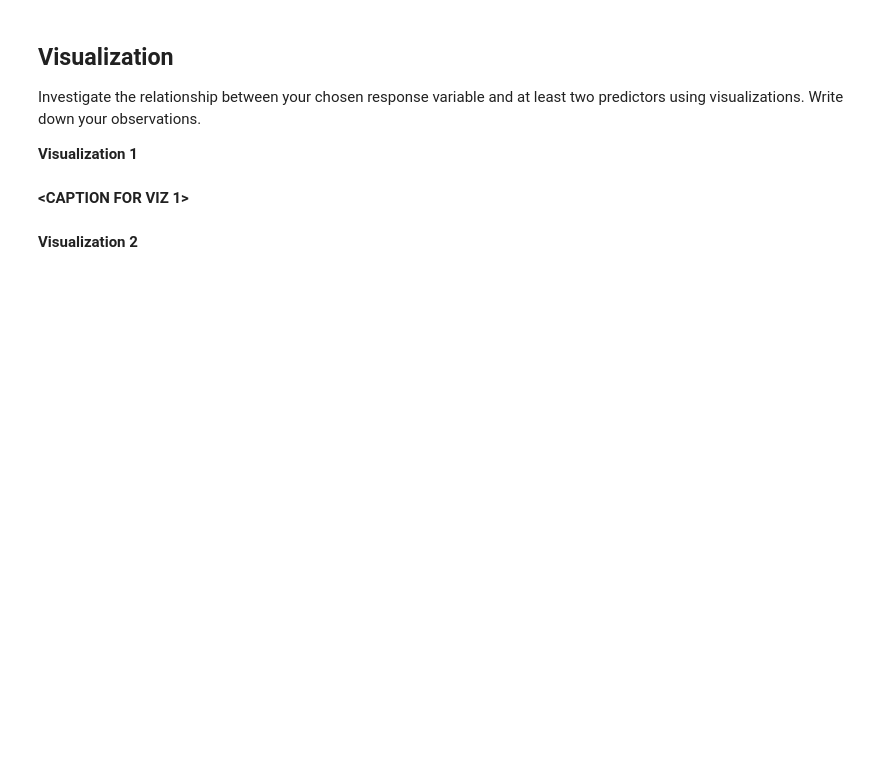
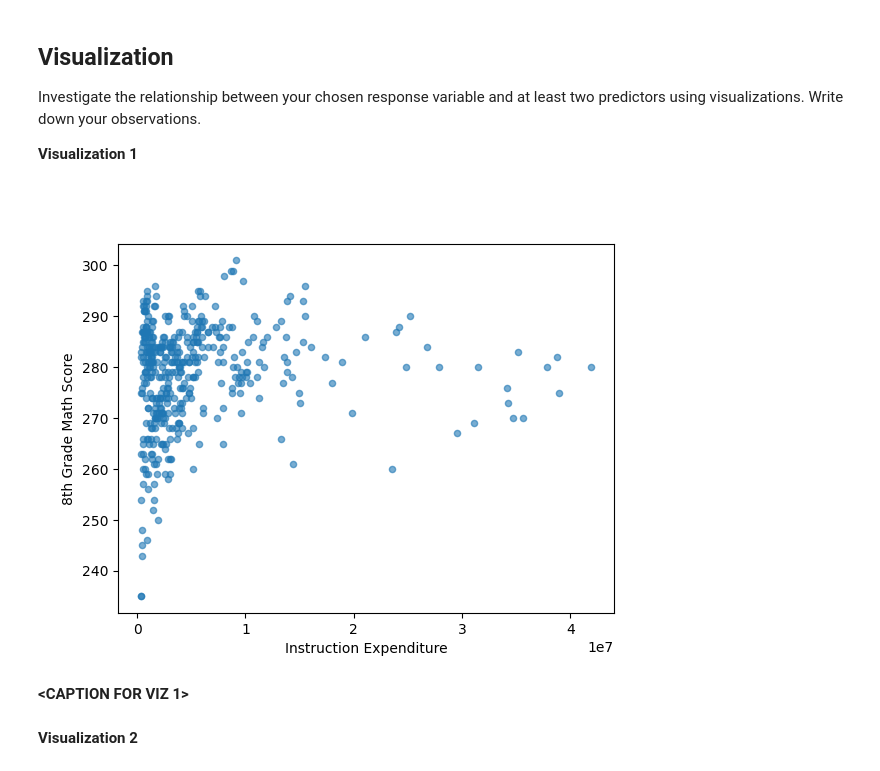
Before and after one commit to gracey0630/MDST-Checkpoint, a Jupyter notebook: tutorial1/checkpoint1.ipynb, the cells around one changed output. Cells and saved outputs as stored; diff of their text form; code cells hidden in the pictures; blank space fills up the shorter version.

```diff
--- a/tutorial1/checkpoint1.ipynb
+++ b/tutorial1/checkpoint1.ipynb
@@ -38,3 +59,17 @@ Load in the "states_edu.csv" dataset and take a look at the head of the data
 You should always familiarize yourself with what each column in the dataframe represents. Read about the states_edu dataset here: https://www.kaggle.com/noriuk/us-education-datasets-unification-project
 # %% [markdown]
 Use this space to rename columns, deal with missing data, etc. _(optional)_
+# %%
+df.rename({
+    'GRADES_PK_G':'ENROLL_PREK',
+    'GRADES_KG_G':'ENROLL_KINDER',
+    'GRADES_8_G':'ENROLL_8',
+    'GRADES_12_G':'ENROLL_12',
+    'GRADES_1_8_G':'ENROLL_PRIMARY',
+    'GRADES_9_12_G':'ENROLL_HS',
+    'GRADES_ALL_G':'ENROLL_ALL',
+    'ENROLL':'ENROLL_ALL_EST'
+    },
+    axis=1,inplace=True)
+
+df["ENROLL_ALL_EST"] = df["ENROLL_ALL_EST"].fillna(df["ENROLL_ALL"])
@@ -47,2 +94,11 @@ How many years of data are logged in our dataset?
 # %% [markdown]
 Let's compare Michigan to Ohio. Which state has the higher average outcome score across all years?
+# %%
+df = df.groupby("STATE").mean()
+michigan = df.loc["MICHIGAN","AVG_MATH_8_SCORE"]
+ohio = df.loc["OHIO","AVG_MATH_8_SCORE"]
+print(michigan)
+print(ohio)
+
+print(ohio > michigan)
+#therefore, ohio has the higher average outcome score across all years
@@ -49,2 +109,5 @@ Let's compare Michigan to Ohio. Which state has the higher average outcome score
 # %% [markdown]
 Find the average for your outcome score across all states in 2019
+# %%
+df = df.groupby("STATE").mean()
+df["AVG_MATH_8_SCORE"].mean()
@@ -64,0 +128,3 @@ Feature engineering justification: **<BRIEFLY DESCRIBE WHY YOU MADE THE CHANGES
+# %%
+df["INSTRUCTION_EXPENDITURE/STUDENT"] = df["INSTRUCTION_EXPENDITURE"]/df["ENROLL_ALL_EST"]
+df.head()
@@ -68,6 +144,13 @@ Feature engineering justification: **<BRIEFLY DESCRIBE WHY YOU MADE THE CHANGES
 Investigate the relationship between your chosen response variable and at least two predictors using visualizations. Write down your observations.
 
 **Visualization 1**
+# %%
+df.plot.scatter(x='INSTRUCTION_EXPENDITURE', y='AVG_MATH_8_SCORE', alpha=0.6)
+plt.xlabel('Instruction Expenditure')
+plt.ylabel('8th Grade Math Score')
+plt.show()
+# %% [output]
+[figure, added]
 # %% [markdown]
 **<CAPTION FOR VIZ 1>**
 # %% [markdown]
```
Also changed, not shown: parts of 21 cells of this notebook.
